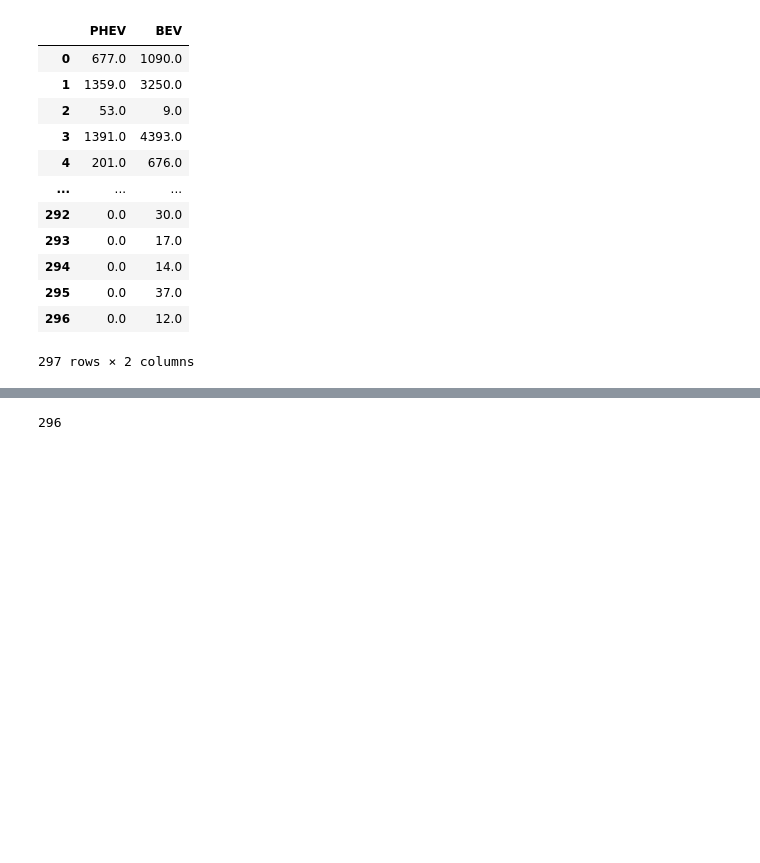
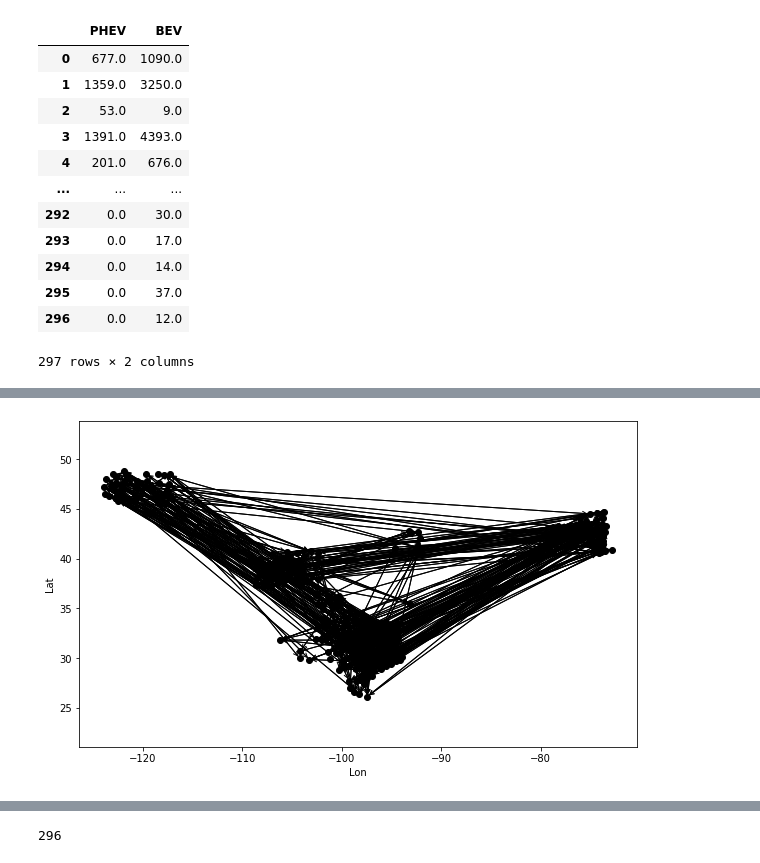
Before and after one commit to shakesy94/ev_adoption_ml, a Jupyter notebook: Preprocessing and Featurization.ipynb, the cells around one changed output, grey strips where cells are left out. Saved outputs shown, nothing was run; the diff lists cells and outputs as text; code cells hidden in the pictures; blank space fills up the shorter version.

```diff
--- a/Preprocessing and Featurization.ipynb
+++ b/Preprocessing and Featurization.ipynb
@@ -710,0 +723,4 @@ df_e_idx
+# %%
+df_plt = df_e[['fipscounty', 'county_lat', 'county_lon']].drop_duplicates()
+df_plt.reset_index(inplace=True)
+df_plt
@@ -710,0 +741,9 @@ df_e_idx
+# %%
+
+start = df_e['fipscounty']
+end = df_e['fipsneighbor']
+activated_arcs = list(zip(start,end))
+
+# Create a new list of tuples with mapped values
+activated_arcs = [(mapping_dic[t[0]], mapping_dic[t[1]]) for t in activated_arcs]
+len(activated_arcs)
@@ -710,0 +786,33 @@ df_e_idx
+# %%
+# create a new figure with a bigger size
+fig = plt.figure(figsize=(10, 6))
+ax = fig.add_subplot()
+
+lon_coords = df_plt['county_lon'].to_numpy()
+lat_coords = df_plt['county_lat'].to_numpy()
+# plot the points
+ax.scatter(lon_coords, lat_coords, color='black')
+
+# for i in range(len(lat_coords)):
+
+#     ax.scatter(lon_coords[i], lat_coords[i], color=colors[i])
+#     #ax.annotate(labels[i], xy=(lon_coords[i], lat_coords[i]), xytext=(lon_coords[i]+0.001, lat_coords[i]+0.001))
+
+troubleshoot = []
+# plot the lines between the connected nodes
+for connection in activated_arcs:
+    x1, y1 = lon_coords[connection[0]], lat_coords[connection[0]]
+    x2, y2 = lon_coords[connection[1]], lat_coords[connection[1]]
+    dx, dy = x2 - x1, y2 - y1
+    troubleshoot.append((connection,dx))
+    ax.annotate('', xy=(x2, y2), xytext=(x1, y1), arrowprops=dict(facecolor='black', arrowstyle='->'))
+
+# set the axis limits and labels
+ax.set_xlabel('Lon')
+ax.set_ylabel('Lat')
+ax.axis('equal')
+
+# display the plot
+plt.show()
+# %% [output]
+[figure, added]
```
Also changed, not shown: parts of 27 cells of this notebook, 2 other files.
